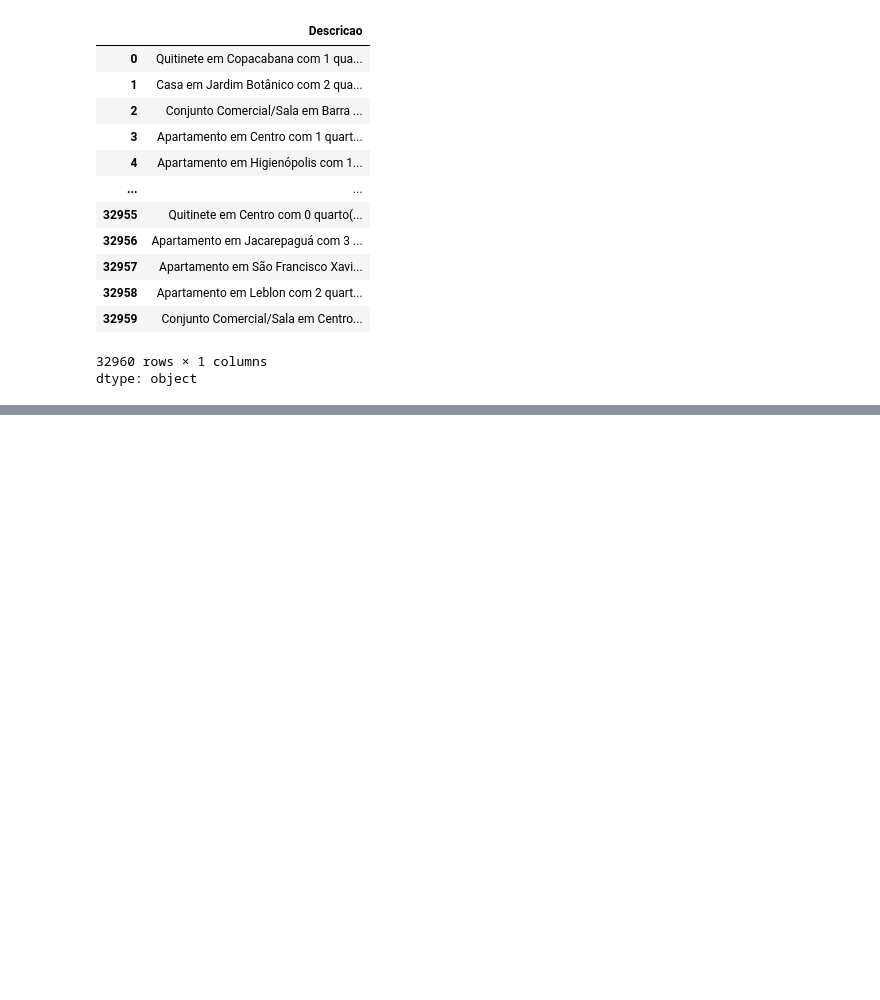
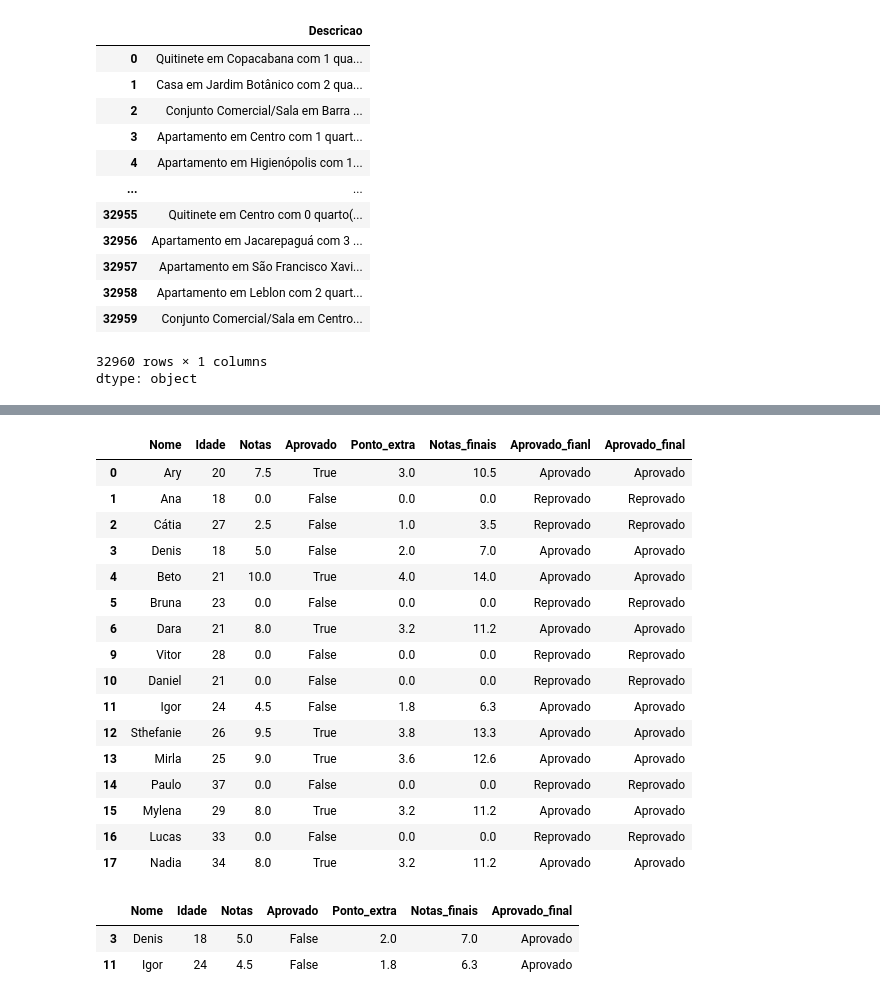
Before and after one commit to GaiasRaphael/Alura, a Jupyter notebook: Ciência de Dados/Pandas/consulta.ipynb, the cells around one changed output, grey strips where cells are left out. Saved outputs shown, nothing was run; the diff lists cells and outputs as text; code cells hidden in the pictures; blank space fills up the shorter version.

```diff
--- a/Ciência de Dados/Pandas/consulta.ipynb
+++ b/Ciência de Dados/Pandas/consulta.ipynb
@@ -678,0 +728,7 @@ dtype: object
+# %%
+def nota_extra (nota):
+    return nota * 0.4
+
+
+alunos['Ponto_extra'] = alunos['Notas'].apply(nota_extra)
+alunos
@@ -678,0 +753,3 @@ dtype: object
+# %%
+alunos['Notas_finais'] = alunos['Notas'] + alunos['Ponto_extra']
+alunos
@@ -678,0 +774,23 @@ dtype: object
+# %%
+alunos['Aprovado_final'] = alunos['Notas_finais'].apply(lambda x: "Aprovado"
+                                                        if x >= 6.0 else
+                                                        "Reprovado")
+alunos
+# %% [output]
+|  | Nome | Idade | Notas | Aprovado | Ponto_extra | Notas_finais | Aprovado_fianl | Aprovado_final |
+| 0 | Ary | 20 | 7.5 | True | 3.0 | 10.5 | Aprovado | Aprovado |
+| 1 | Ana | 18 | 0.0 | False | 0.0 | 0.0 | Reprovado | Reprovado |
+| 2 | Cátia | 27 | 2.5 | False | 1.0 | 3.5 | Reprovado | Reprovado |
+| 3 | Denis | 18 | 5.0 | False | 2.0 | 7.0 | Aprovado | Aprovado |
+| 4 | Beto | 21 | 10.0 | True | 4.0 | 14.0 | Aprovado | Aprovado |
+| 5 | Bruna | 23 | 0.0 | False | 0.0 | 0.0 | Reprovado | Reprovado |
+| 6 | Dara | 21 | 8.0 | True | 3.2 | 11.2 | Aprovado | Aprovado |
+| 9 | Vitor | 28 | 0.0 | False | 0.0 | 0.0 | Reprovado | Reprovado |
+| 10 | Daniel | 21 | 0.0 | False | 0.0 | 0.0 | Reprovado | Reprovado |
+| 11 | Igor | 24 | 4.5 | False | 1.8 | 6.3 | Aprovado | Aprovado |
+| 12 | Sthefanie | 26 | 9.5 | True | 3.8 | 13.3 | Aprovado | Aprovado |
+| 13 | Mirla | 25 | 9.0 | True | 3.6 | 12.6 | Aprovado | Aprovado |
+| 14 | Paulo | 37 | 0.0 | False | 0.0 | 0.0 | Reprovado | Reprovado |
+| 15 | Mylena | 29 | 8.0 | True | 3.2 | 11.2 | Aprovado | Aprovado |
+| 16 | Lucas | 33 | 0.0 | False | 0.0 | 0.0 | Reprovado | Reprovado |
+| 17 | Nadia | 34 | 8.0 | True | 3.2 | 11.2 | Aprovado | Aprovado |
@@ -678,0 +799,7 @@ dtype: object
+# %%
+alunos_aprovado_por_extra = alunos.query('Aprovado == False & Aprovado_final == "Aprovado"')
+alunos_aprovado_por_extra
+# %% [output]
+|  | Nome | Idade | Notas | Aprovado | Ponto_extra | Notas_finais | Aprovado_final |
+| 3 | Denis | 18 | 5.0 | False | 2.0 | 7.0 | Aprovado |
+| 11 | Igor | 24 | 4.5 | False | 1.8 | 6.3 | Aprovado |
```
Also changed, not shown: parts of 7 cells of this notebook, 2 other files.
